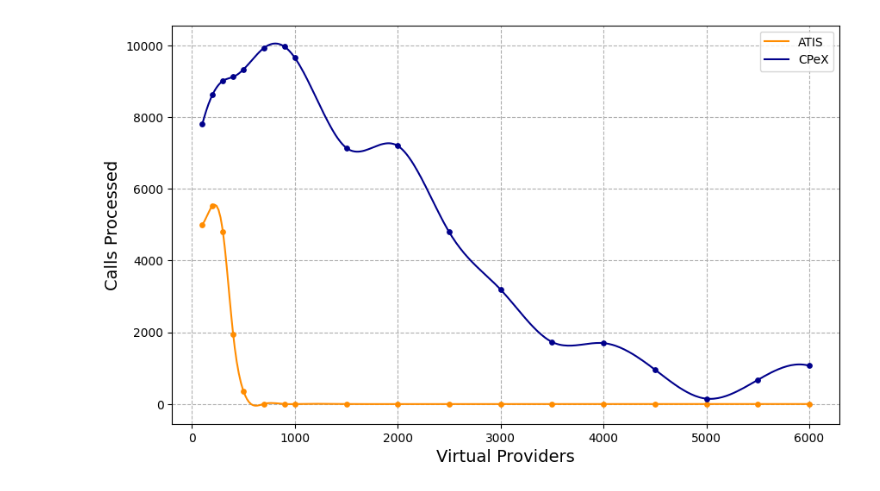
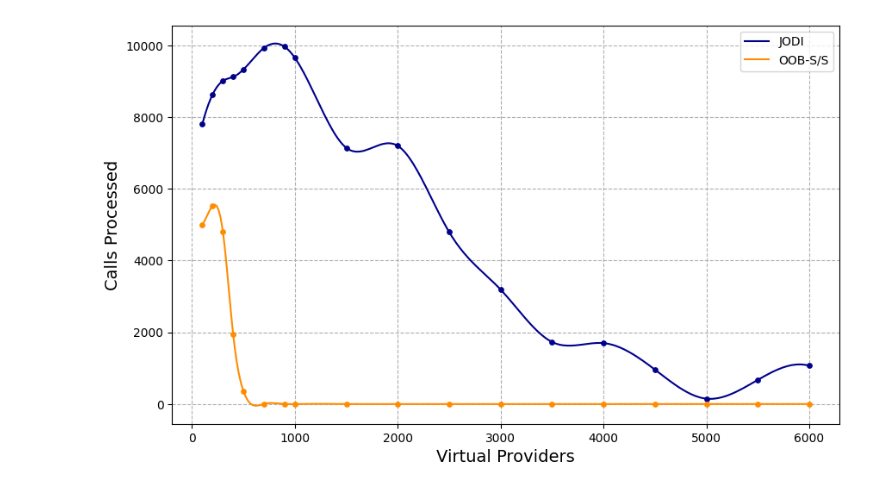
Before and after one commit to lokingdav/jodi, a Jupyter notebook: cpex/prototype/experiments/results/scripts/exp3-k6-sr.ipynb, the cells around one changed output. Saved outputs shown, nothing was run; the diff lists cells and outputs as text; code cells hidden in the pictures.

```diff
--- a/cpex/prototype/experiments/results/scripts/exp3-k6-sr.ipynb
+++ b/cpex/prototype/experiments/results/scripts/exp3-k6-sr.ipynb
@@ -4,43 +4,46 @@ import matplotlib.pyplot as plt
 import pandas as pd
 from scipy.interpolate import make_interp_spline
 
+oobss = 'oob-s/s'
+jodi = 'jodi'
+
 # Load the CSV file
 df = pd.read_csv("../k6-sr.csv")
 
 # Define custom colors for each protocol
-colors = {"CPeX": "darkblue", "ATIS": "darkorange"}
+colors = {jodi: "darkblue", oobss: "darkorange"}
 
 # Create figure
 plt.figure(figsize=(10, 6))
 
 for protocol in df["Protocol"].unique():
     subset = df[df["Protocol"] == protocol]
     x = subset["VUs"]
     y = subset["Calls-Processed"]
 
     # Ensure enough points for spline interpolation
     if len(x) > 2:
         x_smooth = np.linspace(x.min(), x.max(), 300)
         y_smooth = make_interp_spline(x, y, k=3)(x_smooth)
-        plt.plot(x_smooth, y_smooth, linestyle="-", color=colors[protocol], label=protocol)
+        plt.plot(x_smooth, y_smooth, linestyle="-", color=colors[protocol], label=protocol.upper())
     else:
-        plt.plot(x, y, linestyle="-", color=colors[protocol], label=protocol)
+        plt.plot(x, y, linestyle="-", color=colors[protocol], label=protocol.upper())
 
     # Plot even smaller original data points on top of grid lines
     plt.scatter(x, y, marker="o", color=colors[protocol], s=15, zorder=3)
 
 plt.xlabel("Virtual Providers", fontsize=14)
 plt.ylabel("Calls Processed", fontsize=14)
 # plt.title("Calls Processed as Call Rates increase", fontsize=14, fontweight='bold', pad=15)
 plt.legend()
 
 # Make grid lines dashed and move them behind the points
 plt.grid(True, linestyle='--', zorder=1)
 
 # Save the figure as a high-resolution PDF
 plt.savefig("../charts/throughput.pdf", dpi=300, bbox_inches='tight')
 
 # Show the plot
 plt.show()
 # %% [output]
-[figure, old version]
+[figure, new version]
```
Also changed, not shown: 9 other files.
